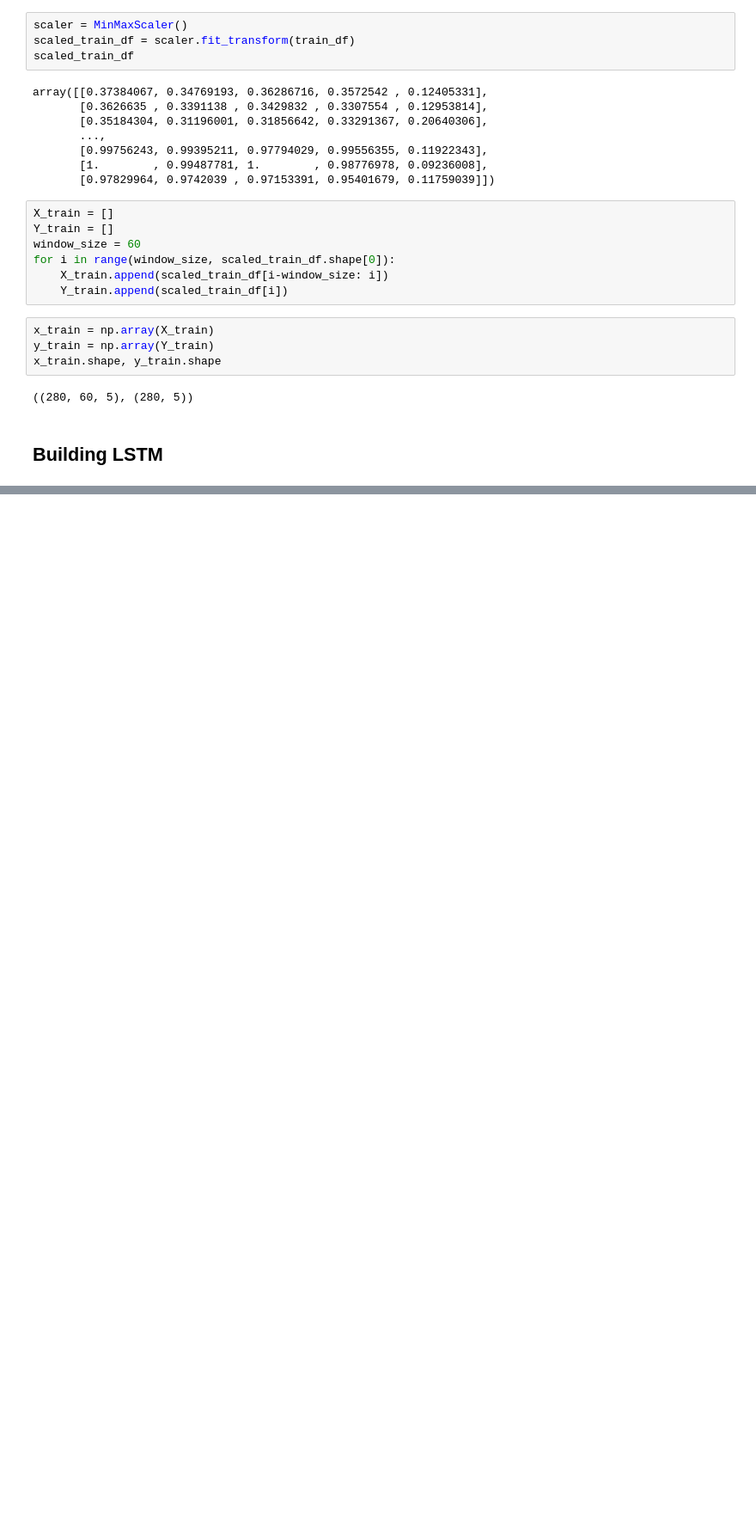
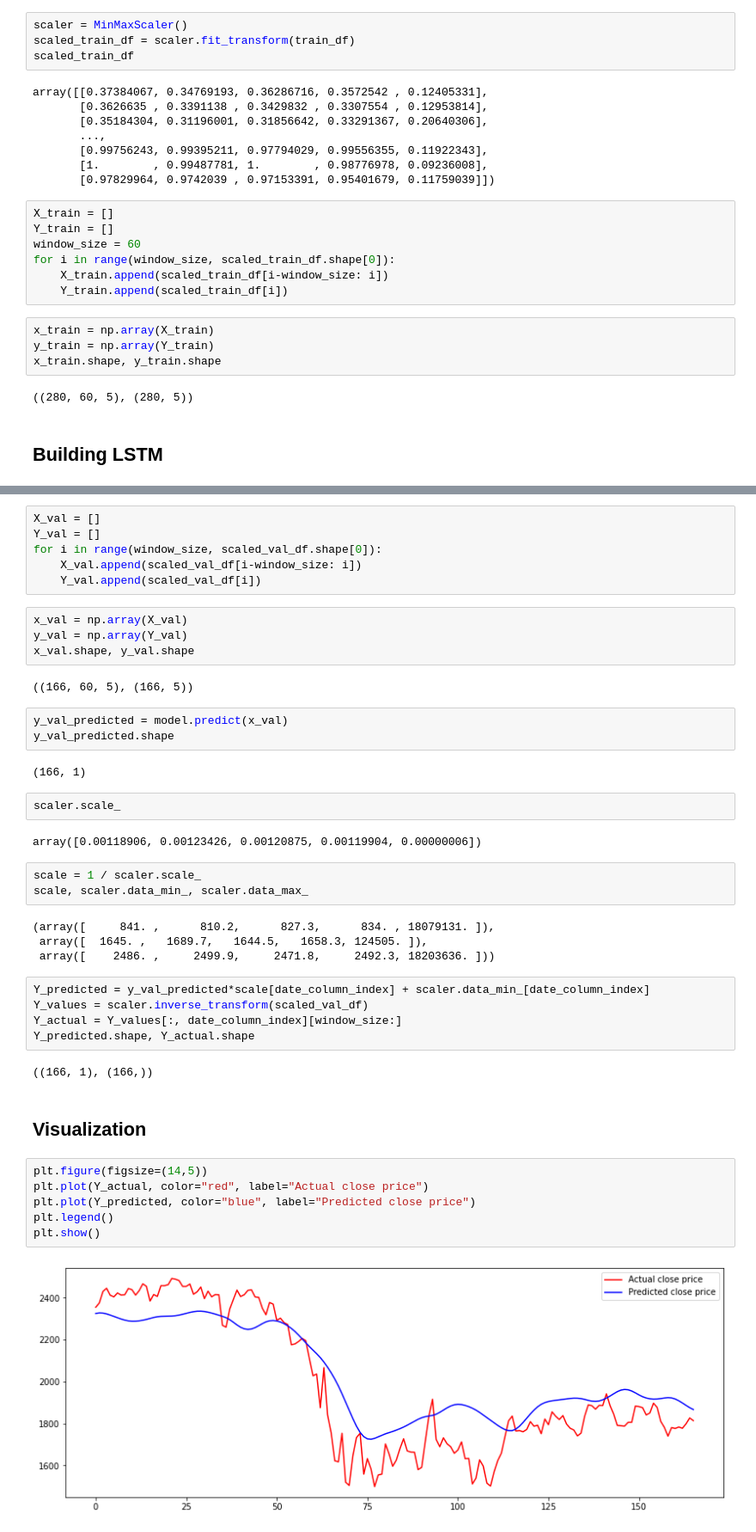
Before and after one commit to algotradeX/atx-sim-pylab, a Jupyter notebook: deeplearning/notebooks/rnn-lstm-tfv2.ipynb, the cells around one changed output, grey strips where cells are left out. Shown at 86% size. Cells and saved outputs as stored; diff of their text form; blank space fills up the shorter version.

```diff
--- a/deeplearning/notebooks/rnn-lstm-tfv2.ipynb
+++ b/deeplearning/notebooks/rnn-lstm-tfv2.ipynb
@@ -110,0 +192,45 @@ x_train.shape, y_train.shape
+# %%
+X_val = []
+Y_val = []
+for i in range(window_size, scaled_val_df.shape[0]):
+    X_val.append(scaled_val_df[i-window_size: i])
+    Y_val.append(scaled_val_df[i])
+# %%
+x_val = np.array(X_val)
+y_val = np.array(Y_val)
+x_val.shape, y_val.shape
+# %% [output]
+((166, 60, 5), (166, 5))
+# %%
+y_val_predicted = model.predict(x_val)
+y_val_predicted.shape
+# %% [output]
+(166, 1)
+# %%
+scaler.scale_
+# %% [output]
+array([0.00118906, 0.00123426, 0.00120875, 0.00119904, 0.00000006])
+# %%
+scale = 1 / scaler.scale_
+scale, scaler.data_min_, scaler.data_max_
+# %% [output]
+(array([     841. ,      810.2,      827.3,      834. , 18079131. ]),
+ array([  1645. ,   1689.7,   1644.5,   1658.3, 124505. ]),
+ array([    2486. ,     2499.9,     2471.8,     2492.3, 18203636. ]))
+# %%
+Y_predicted = y_val_predicted*scale[date_column_index] + scaler.data_min_[date_column_index]
+Y_values = scaler.inverse_transform(scaled_val_df)
+Y_actual = Y_values[:, date_column_index][window_size:]
+Y_predicted.shape, Y_actual.shape
+# %% [output]
+((166, 1), (166,))
+# %% [markdown]
+## Visualization
+# %%
+plt.figure(figsize=(14,5))
+plt.plot(Y_actual, color="red", label="Actual close price")
+plt.plot(Y_predicted, color="blue", label="Predicted close price")
+plt.legend()
+plt.show()
+# %% [output]
+[figure, added]
```
Also changed, not shown: parts of 10 cells of this notebook.
